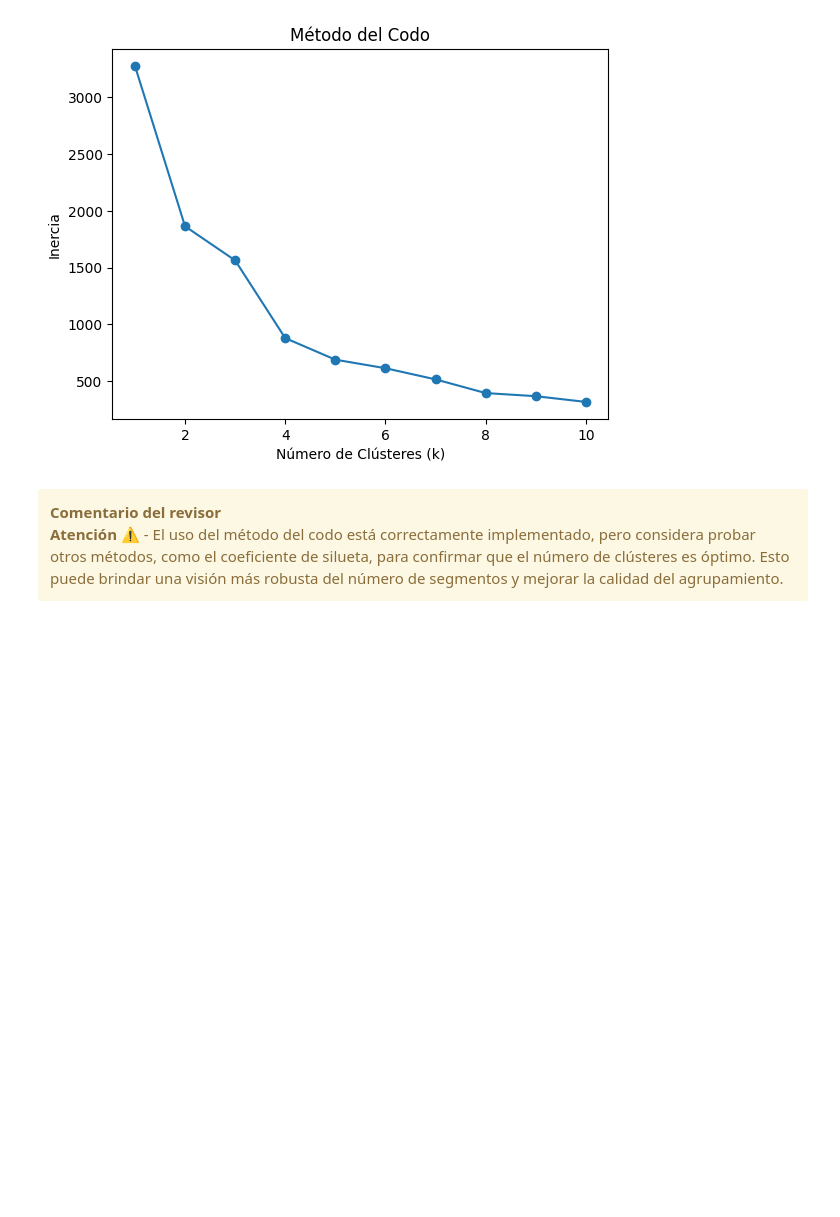
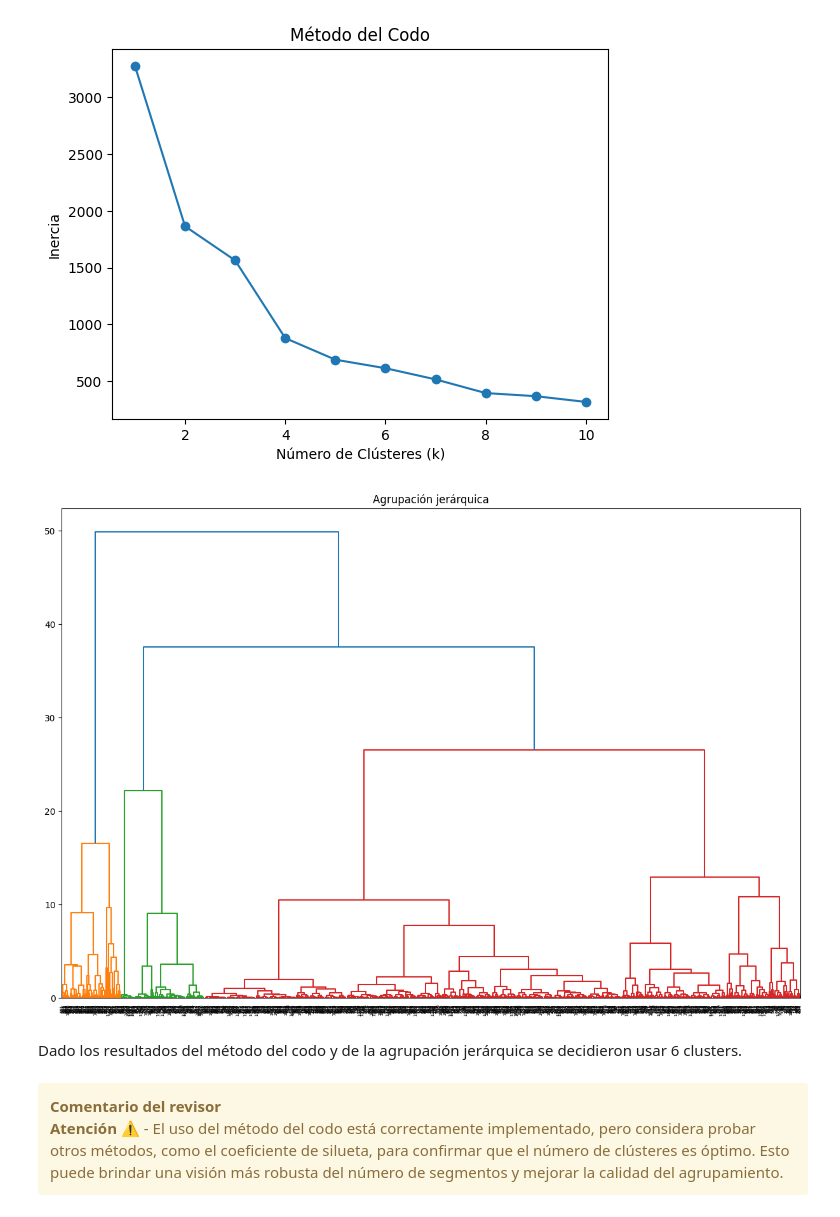
Before and after one commit to UMonCar/Sprint_14_Final_Project, a Jupyter notebook: Telecomunicaciones/telecom_correcciones.ipynb, the cells around one changed output. Cells and saved outputs as stored; diff of their text form; code cells hidden in the pictures; blank space fills up the shorter version.

```diff
--- a/Telecomunicaciones/telecom_correcciones.ipynb
+++ b/Telecomunicaciones/telecom_correcciones.ipynb
@@ -841,13 +777,0 @@ El p-valor es menor a 0.05, puedes rechazar la hipótesis nula y concluir que ex
-# %%
-# Supongamos que tienes más de dos grupos
-# Por ejemplo, categorizas a los operadores en tres niveles de eficacia:
-data['group'] = pd.cut(data['missed_call_rate'], bins=[0, 0.2, 0.5, 1],
-                             labels=['eficaz', 'moderadamente ineficaz', 'muy ineficaz'])
-
-# Realizar el ANOVA
-f_stat, p_value_anova = st.f_oneway(data[data['group'] == 'eficaz']['missed_call_rate'],
-                                       data[data['group'] == 'moderadamente ineficaz']['missed_call_rate'],
-                                       data[data['group'] == 'muy ineficaz']['missed_call_rate'])
-
-print(f'Estadístico F: {f_stat}')
-print(f'Valor p (ANOVA): {p_value_anova}')
@@ -964,6 +948,17 @@ plt.title('Método del Codo')
 plt.show()
 # %% [output]
 [figure]
+# %%
+linked = linkage(X_scaled, method = 'ward')
+
+plt.figure(figsize=(15, 10))
+dendrogram(linked, orientation='top')
+plt.title('Agrupación jerárquica')
+plt.show()
+# %% [output]
+[figure, added]
+# %% [markdown]
+Dado los resultados del método del codo y de la agrupación jerárquica se decidieron usar 6 clusters.
 # %% [markdown]
 <div class="alert alert-block alert-warning"> <b>Comentario del revisor</b> <a class="tocSkip"></a><br>
 <b>Atención</b> ⚠️ - El uso del método del codo está correctamente implementado, pero considera probar otros métodos, como el coeficiente de silueta, para confirmar que el número de clústeres es óptimo. Esto puede brindar una visión más robusta del número de segmentos y mejorar la calidad del agrupamiento.
```
Also changed, not shown: parts of 29 cells of this notebook, 7 other files.
